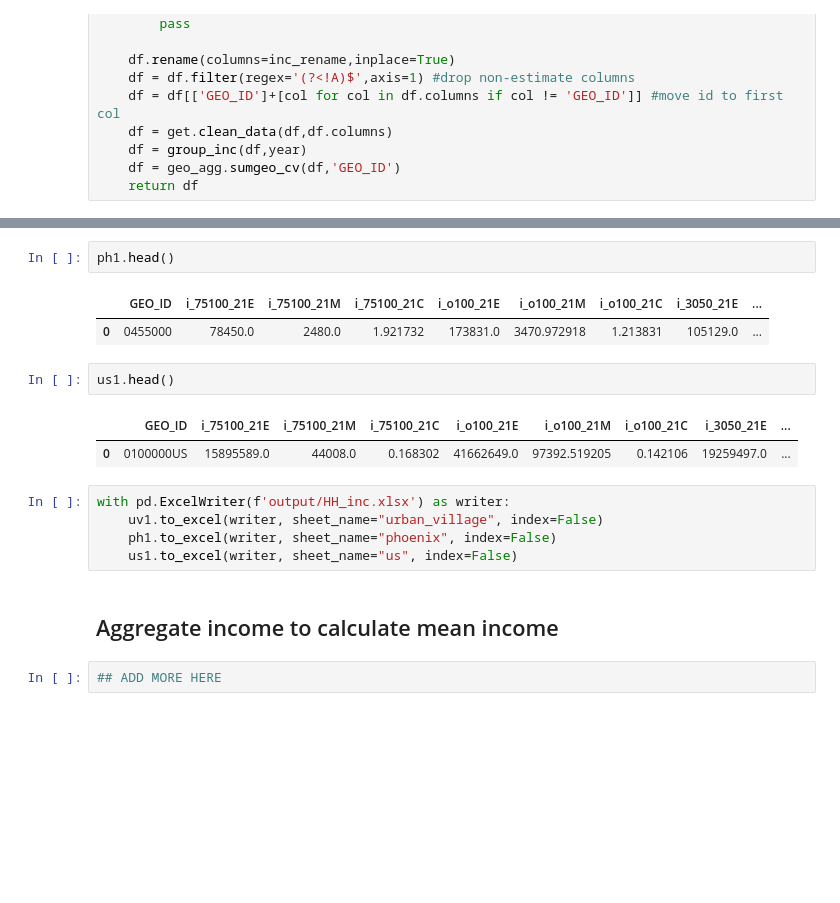
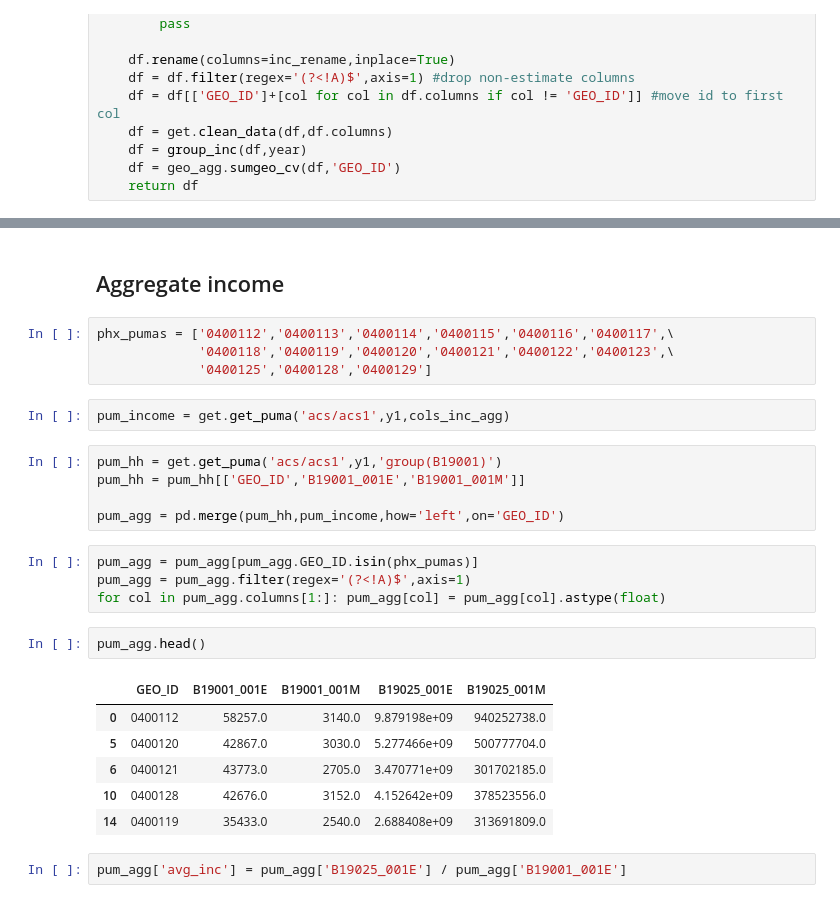
Before and after one commit to daragoldberg/phx, a Jupyter notebook: notebooks/ACS_HH_Inc.ipynb, the cells around one changed output, grey strips where cells are left out. Saved outputs shown, nothing was run; the diff lists cells and outputs as text; blank space fills up the shorter version.

Commit message:
income

```diff
--- a/notebooks/ACS_HH_Inc.ipynb
+++ b/notebooks/ACS_HH_Inc.ipynb
@@ -106,19 +108,28 @@ us1 = make_inc(y1,'us')
+# %% [markdown]
+## Aggregate income
+# %%
+phx_pumas = ['0400112','0400113','0400114','0400115','0400116','0400117',\
+             '0400118','0400119','0400120','0400121','0400122','0400123',\
+             '0400125','0400128','0400129']
+# %%
+pum_income = get.get_puma('acs/acs1',y1,cols_inc_agg)
+# %%
+pum_hh = get.get_puma('acs/acs1',y1,'group(B19001)')
+pum_hh = pum_hh[['GEO_ID','B19001_001E','B19001_001M']]
+
+pum_agg = pd.merge(pum_hh,pum_income,how='left',on='GEO_ID')
+# %%
+pum_agg = pum_agg[pum_agg.GEO_ID.isin(phx_pumas)]
+pum_agg = pum_agg.filter(regex='(?<!A)$',axis=1)
+for col in pum_agg.columns[1:]: pum_agg[col] = pum_agg[col].astype(float)
 # %%
-ph1.head()
+pum_agg.head()
 # %% [output]
-|  | GEO_ID | i_75100_21E | i_75100_21M | i_75100_21C | i_o100_21E | i_o100_21M | i_o100_21C | i_3050_21E | ... |
-| 0 | 0455000 | 78450.0 | 2480.0 | 1.921732 | 173831.0 | 3470.972918 | 1.213831 | 105129.0 | ... |
+|  | GEO_ID | B19001_001E | B19001_001M | B19025_001E | B19025_001M |
+| 0 | 0400112 | 58257.0 | 3140.0 | 9.879198e+09 | 940252738.0 |
+| 5 | 0400120 | 42867.0 | 3030.0 | 5.277466e+09 | 500777704.0 |
+| 6 | 0400121 | 43773.0 | 2705.0 | 3.470771e+09 | 301702185.0 |
+| 10 | 0400128 | 42676.0 | 3152.0 | 4.152642e+09 | 378523556.0 |
+| 14 | 0400119 | 35433.0 | 2540.0 | 2.688408e+09 | 313691809.0 |
-# %%
-us1.head()
-# %% [output]
-|  | GEO_ID | i_75100_21E | i_75100_21M | i_75100_21C | i_o100_21E | i_o100_21M | i_o100_21C | i_3050_21E | ... |
-| 0 | 0100000US | 15895589.0 | 44008.0 | 0.168302 | 41662649.0 | 97392.519205 | 0.142106 | 19259497.0 | ... |
-# %%
-with pd.ExcelWriter(f'output/HH_inc.xlsx') as writer:
-    uv1.to_excel(writer, sheet_name="urban_village", index=False)
-    ph1.to_excel(writer, sheet_name="phoenix", index=False)
-    us1.to_excel(writer, sheet_name="us", index=False)
-# %% [markdown]
-## Aggregate income to calculate mean income
-# %%
-## ADD MORE HERE
+# %%
+pum_agg['avg_inc'] = pum_agg['B19025_001E'] / pum_agg['B19001_001E']
```
Also changed, not shown: parts of 15 cells of this notebook, 17 other files.
